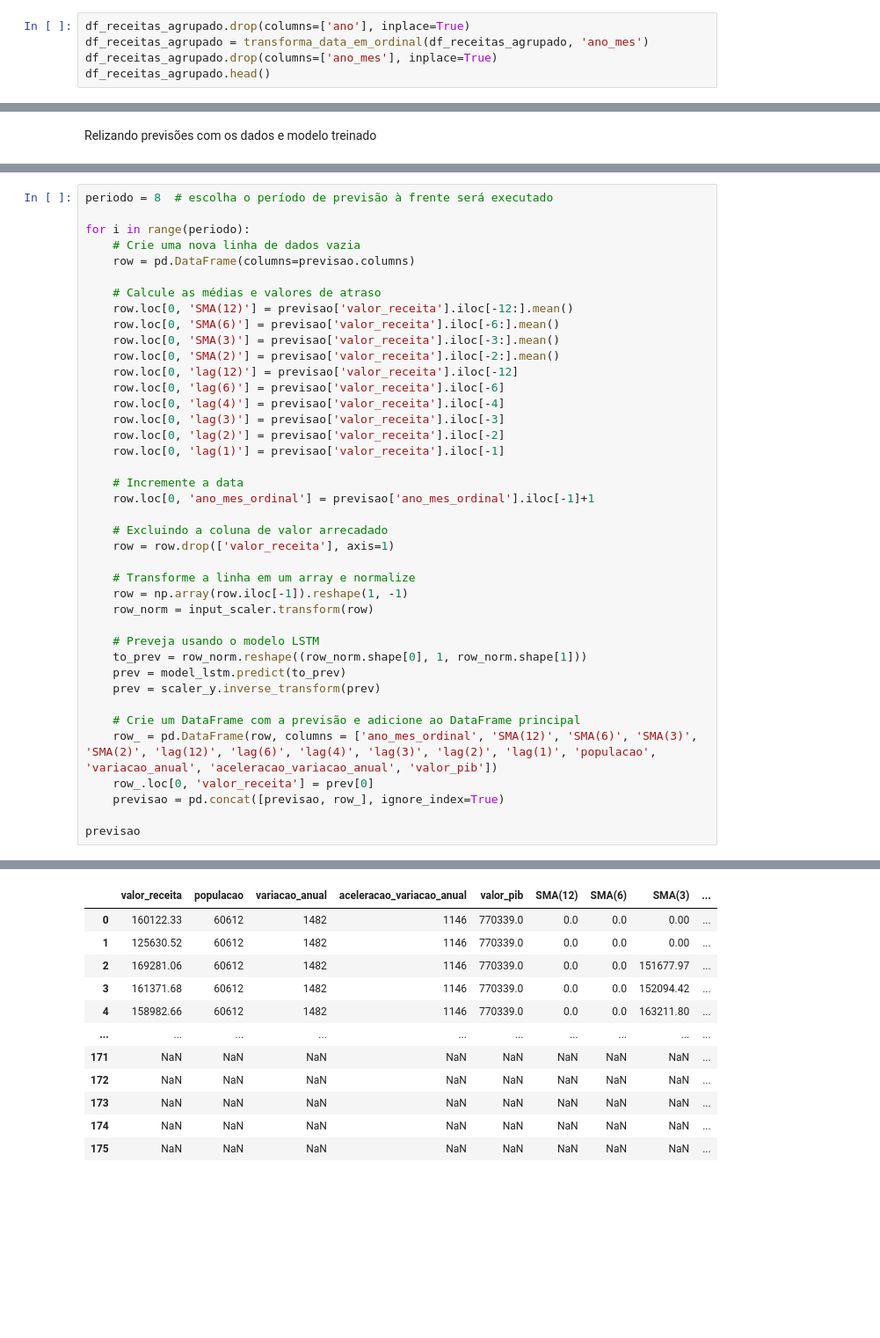
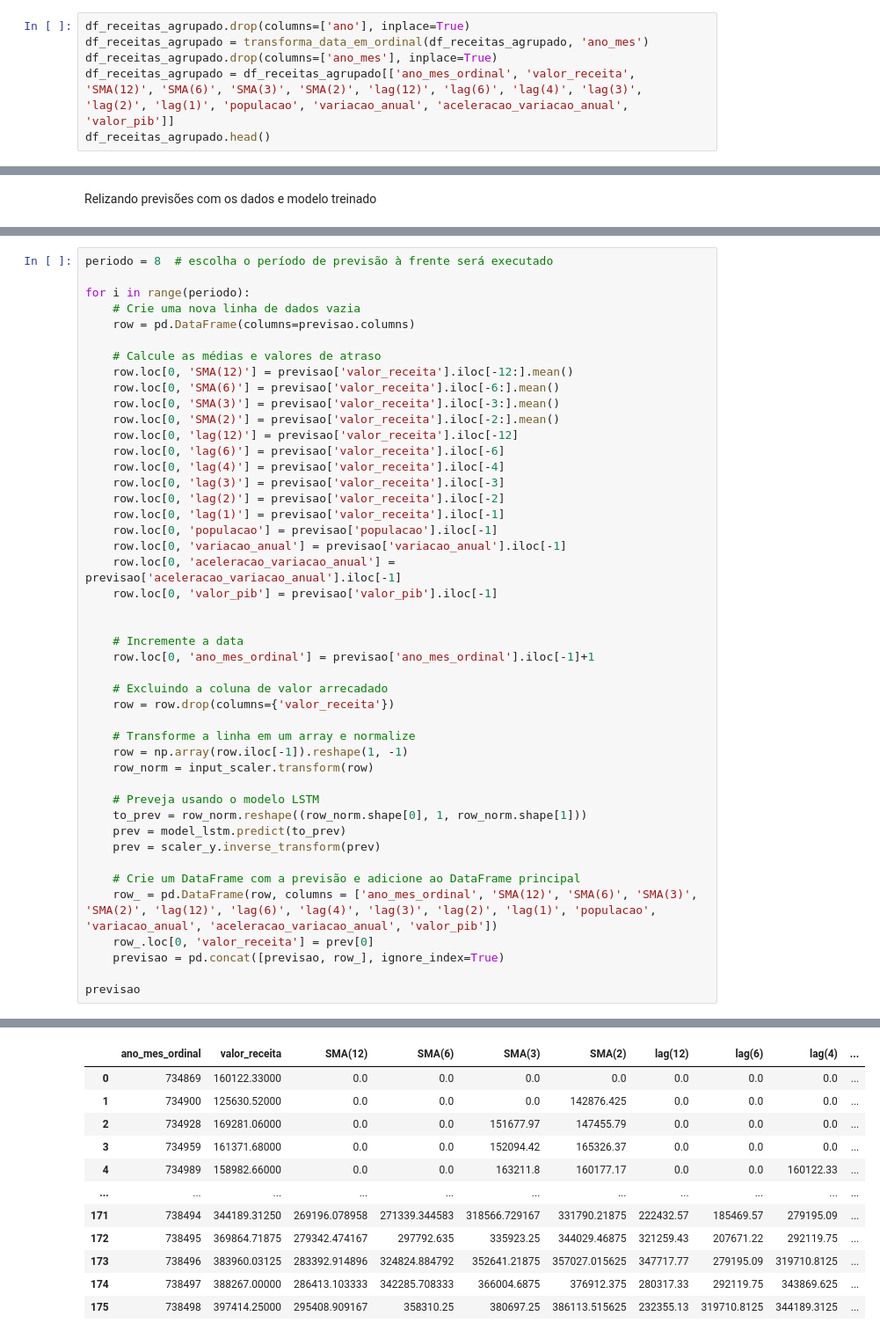
Before and after one commit to AllysonAbreu/neural_network_studies, a Jupyter notebook: notebooks/v2/rede_neural_dados_nuvem.ipynb, the cells around one changed output, grey strips where cells are left out. Shown at 88% size. Drawn from its saved outputs; the diff is of its cells as text; blank space fills up the shorter version.

```diff
--- a/notebooks/v2/rede_neural_dados_nuvem.ipynb
+++ b/notebooks/v2/rede_neural_dados_nuvem.ipynb
@@ -461,5 +461,6 @@ df_receitas_agrupado.head()
 df_receitas_agrupado.drop(columns=['ano'], inplace=True)
 df_receitas_agrupado = transforma_data_em_ordinal(df_receitas_agrupado, 'ano_mes')
 df_receitas_agrupado.drop(columns=['ano_mes'], inplace=True)
+df_receitas_agrupado = df_receitas_agrupado[['ano_mes_ordinal', 'valor_receita', 'SMA(12)', 'SMA(6)', 'SMA(3)', 'SMA(2)', 'lag(12)', 'lag(6)', 'lag(4)', 'lag(3)', 'lag(2)', 'lag(1)', 'populacao', 'variacao_anual', 'aceleracao_variacao_anual', 'valor_pib']]
 df_receitas_agrupado.head()
 # %% [output]
@@ -983,12 +989,17 @@ for i in range(periodo):
     row.loc[0, 'lag(3)'] = previsao['valor_receita'].iloc[-3]
     row.loc[0, 'lag(2)'] = previsao['valor_receita'].iloc[-2]
     row.loc[0, 'lag(1)'] = previsao['valor_receita'].iloc[-1]
+    row.loc[0, 'populacao'] = previsao['populacao'].iloc[-1]
+    row.loc[0, 'variacao_anual'] = previsao['variacao_anual'].iloc[-1]
+    row.loc[0, 'aceleracao_variacao_anual'] = previsao['aceleracao_variacao_anual'].iloc[-1]
+    row.loc[0, 'valor_pib'] = previsao['valor_pib'].iloc[-1]
+
 
     # Incremente a data
     row.loc[0, 'ano_mes_ordinal'] = previsao['ano_mes_ordinal'].iloc[-1]+1
 
     # Excluindo a coluna de valor arrecadado
-    row = row.drop(['valor_receita'], axis=1)
+    row = row.drop(columns={'valor_receita'})
 
     # Transforme a linha em um array e normalize
     row = np.array(row.iloc[-1]).reshape(1, -1)
@@ -1017,12 +1028,12 @@ previsao
-|  | valor_receita | populacao | variacao_anual | aceleracao_variacao_anual | valor_pib | SMA(12) | SMA(6) | SMA(3) | ... |
-| 0 | 160122.33 | 60612 | 1482 | 1146 | 770339.0 | 0.0 | 0.0 | 0.00 | ... |
-| 1 | 125630.52 | 60612 | 1482 | 1146 | 770339.0 | 0.0 | 0.0 | 0.00 | ... |
-| 2 | 169281.06 | 60612 | 1482 | 1146 | 770339.0 | 0.0 | 0.0 | 151677.97 | ... |
-| 3 | 161371.68 | 60612 | 1482 | 1146 | 770339.0 | 0.0 | 0.0 | 152094.42 | ... |
-| 4 | 158982.66 | 60612 | 1482 | 1146 | 770339.0 | 0.0 | 0.0 | 163211.80 | ... |
-| ... | ... | ... | ... | ... | ... | ... | ... | ... | ... |
-| 171 | NaN | NaN | NaN | NaN | NaN | NaN | NaN | NaN | ... |
-| 172 | NaN | NaN | NaN | NaN | NaN | NaN | NaN | NaN | ... |
-| 173 | NaN | NaN | NaN | NaN | NaN | NaN | NaN | NaN | ... |
-| 174 | NaN | NaN | NaN | NaN | NaN | NaN | NaN | NaN | ... |
-| 175 | NaN | NaN | NaN | NaN | NaN | NaN | NaN | NaN | ... |
+|  | ano_mes_ordinal | valor_receita | SMA(12) | SMA(6) | SMA(3) | SMA(2) | lag(12) | lag(6) | lag(4) | ... |
+| 0 | 734869 | 160122.33000 | 0.0 | 0.0 | 0.0 | 0.0 | 0.0 | 0.0 | 0.0 | ... |
+| 1 | 734900 | 125630.52000 | 0.0 | 0.0 | 0.0 | 142876.425 | 0.0 | 0.0 | 0.0 | ... |
+| 2 | 734928 | 169281.06000 | 0.0 | 0.0 | 151677.97 | 147455.79 | 0.0 | 0.0 | 0.0 | ... |
+| 3 | 734959 | 161371.68000 | 0.0 | 0.0 | 152094.42 | 165326.37 | 0.0 | 0.0 | 0.0 | ... |
+| 4 | 734989 | 158982.66000 | 0.0 | 0.0 | 163211.8 | 160177.17 | 0.0 | 0.0 | 160122.33 | ... |
+| ... | ... | ... | ... | ... | ... | ... | ... | ... | ... | ... |
+| 171 | 738494 | 344189.31250 | 269196.078958 | 271339.344583 | 318566.729167 | 331790.21875 | 222432.57 | 185469.57 | 279195.09 | ... |
+| 172 | 738495 | 369864.71875 | 279342.474167 | 297792.635 | 335923.25 | 344029.46875 | 321259.43 | 207671.22 | 292119.75 | ... |
+| 173 | 738496 | 383960.03125 | 283392.914896 | 324824.884792 | 352641.21875 | 357027.015625 | 347717.77 | 279195.09 | 319710.8125 | ... |
+| 174 | 738497 | 388267.00000 | 286413.103333 | 342285.708333 | 366004.6875 | 376912.375 | 280317.33 | 292119.75 | 343869.625 | ... |
+| 175 | 738498 | 397414.25000 | 295408.909167 | 358310.25 | 380697.25 | 386113.515625 | 232355.13 | 319710.8125 | 344189.3125 | ... |
```
Also changed, not shown: parts of 14 cells of this notebook, 8 other files.
